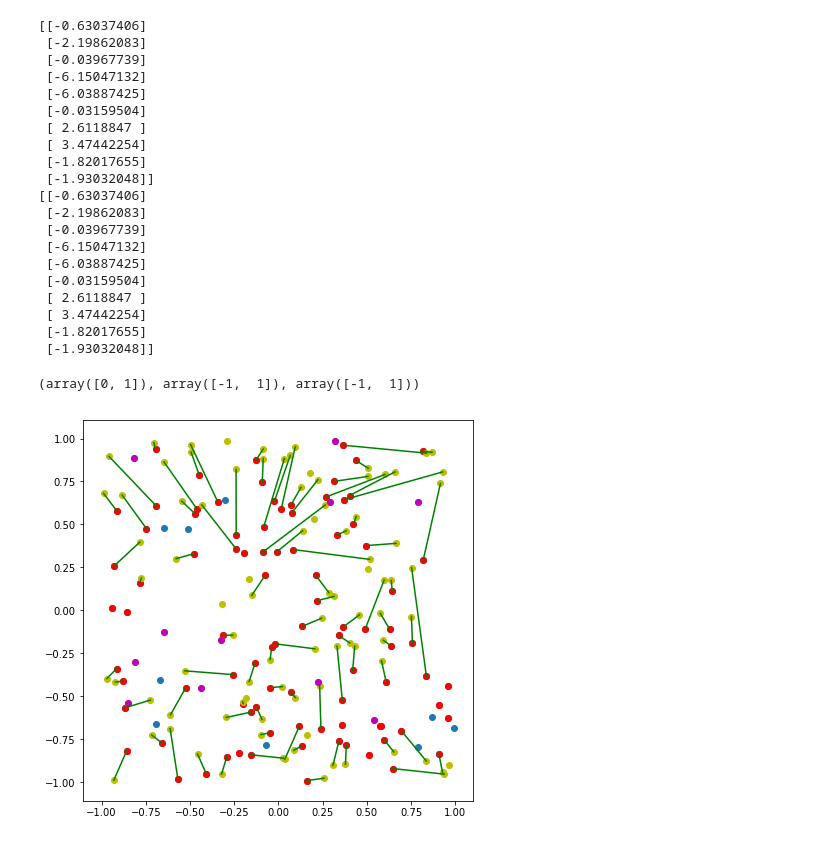
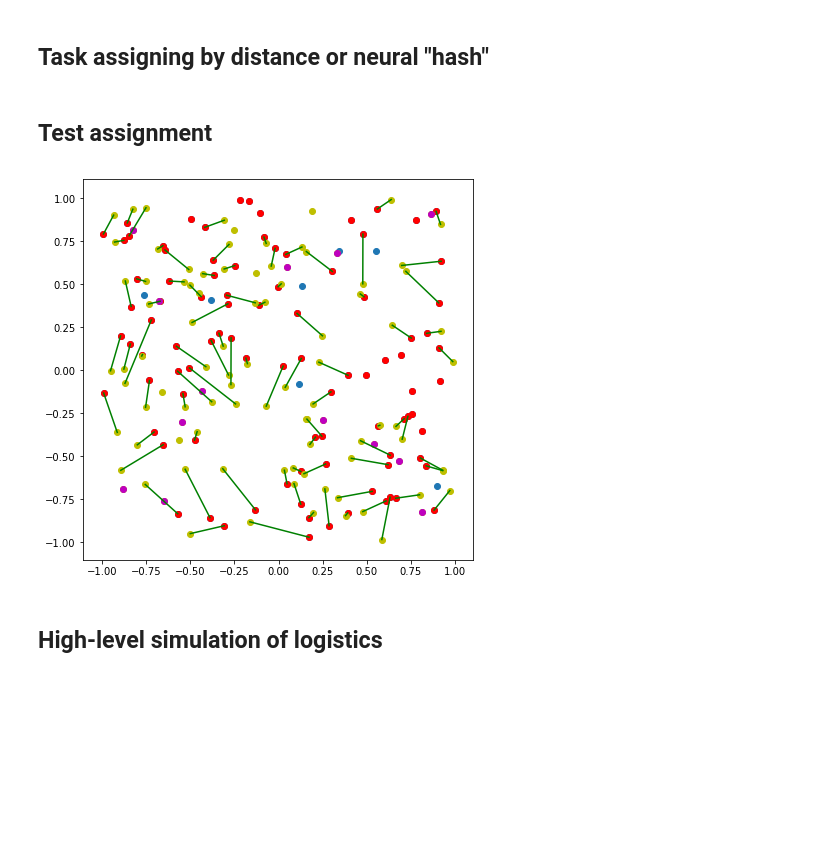
Before and after one commit to BeloborodovDS/AramcoUpstream, a Jupyter notebook: drones.ipynb, the cells around one changed output. Drawn from its saved outputs; the diff is of its cells as text; code cells hidden in the pictures; blank space fills up the shorter version.

```diff
--- a/drones.ipynb
+++ b/drones.ipynb
@@ -51,42 +54,8 @@ class Net():
     def set_params(self, w):
         for l,a,b in zip(self.layers, self.param_sizes[:-1], self.param_sizes[1:]):
             l.set_params(w[a:b])
-# %%
-x = np.random.normal(0,1,(10,3))
-net = Net([3,10,1])
-print(net.forward(x))
-net.set_params(net.get_params())
-print(net.forward(x))
-# %% [output]
-[[-0.63037406]
- [-2.19862083]
- [-0.03967739]
- [-6.15047132]
- [-6.03887425]
- [-0.03159504]
- [ 2.6118847 ]
- [ 3.47442254]
- [-1.82017655]
- [-1.93032048]]
-[[-0.63037406]
- [-2.19862083]
- [-0.03967739]
- [-6.15047132]
- [-6.03887425]
- [-0.03159504]
- [ 2.6118847 ]
- [ 3.47442254]
- [-1.82017655]
- [-1.93032048]]
-# %%
-pxy = np.array([[0.0,0],[1,0],[2,0],[3,1]])
-dxy = np.array([[1.0,1],[2,2]])
-bxy = np.array([[0.0,0]])
-dth = np.array([3.3,7.7])
-mask = np.array([1,1,1,1])
-
-net = Net([4,10,1])
-thresh = 2 #84*4
+# %% [markdown]
+## Task assigning by distance or neural "hash"
 # %%
 def assign_targets(points_xy, valid_mask, drones_xy, base_xy, drones_death_dist, net, death_thresh):
     if not np.any(valid_mask):
@@ -103,12 +72,17 @@ def assign_targets(points_xy, valid_mask, drones_xy, base_xy, drones_death_dist,
     dist_drn_bs = dist_drn_bs[:,None] + np.zeros_like(dist_drn_pnt)
     dist_pnt_bs = np.sqrt(np.sum((points_xy - base_xy)**2, axis=1))[None,:] + np.zeros_like(dist_drn_pnt)
     death = drones_death_dist[:,None] + np.zeros_like(dist_drn_pnt)
+    dist_drn_drn = np.max(np.sqrt(np.sum((drones_xy[None,:,:]-drones_xy[:,None,:])**2, axis=2)), axis=1)
+    dist_drn_drn = dist_drn_drn[:,None] + np.zeros_like(dist_drn_pnt)
     # num_drones*num_points x 4
     feats = np.hstack([dist_drn_pnt.reshape(-1,1), dist_drn_bs.reshape(-1,1),
-                       dist_pnt_bs.reshape(-1,1), death.reshape(-1,1)])
+                       dist_pnt_bs.reshape(-1,1), death.reshape(-1,1), dist_drn_drn.reshape(-1,1)])
+    #feats /= 2000.
     # num_drones*num_points x 1
-    scores = feats[:,0].reshape((num_drones, num_points))
-    #scores = net.forward(feats).reshape((num_drones, num_points))
+    if net is None:
+        scores = feats[:,0].reshape((num_drones, num_points))
+    else:
+        scores = net.forward(feats).reshape((num_drones, num_points))
 
     scores[to_base,:] = np.max(scores) + 1
     drones, points = linear_sum_assignment(scores)
@@ -123,33 +97,33 @@ def assign_targets(points_xy, valid_mask, drones_xy, base_xy, drones_death_dist,
     fullpoints[drones] = points
 
     return drones, points, fullpoints
-
-assign_targets(pxy, mask, dxy, bxy, dth, net, thresh)
-# %% [output]
-(array([0, 1]), array([-1,  1]), array([-1,  1]))
+# %% [markdown]
+## Test assignment
 # %%
 pxy = np.random.uniform(-1,1,(100,2))
 dxy = np.random.uniform(-1,1,(100,2))
 bxy = np.array([[0.0,0]])
 dth = np.random.binomial(1, 0.8, dxy.shape[0])*10000
 mask = np.random.binomial(1, 0.9, pxy.shape[0]).astype(bool)
 thresh = 0.5
 
-net = Net([4,10,1])
+net = Net([5,10,1])
 
 drones, points, fpnt = assign_targets(pxy, mask, dxy, bxy, dth, net, thresh)
 
 plt.figure(figsize=(7,7))
 plt.scatter(pxy[:,0], pxy[:,1])
 plt.scatter(pxy[mask][:,0], pxy[mask][:,1], color='r')
 plt.scatter(dxy[:,0], dxy[:,1], color='y')
 plt.scatter(dxy[drones][points==-1,0], dxy[drones][points==-1,1], color='m')
 
 for i,p in enumerate(points):
     if p!=-1:
         plt.plot([pxy[p][0], dxy[drones][i][0]],[pxy[p][1], dxy[drones][i][1]], 'g')
 # %% [output]
-[figure, old version]
+[figure, new version]
+# %% [markdown]
+## High-level simulation of logistics
 # %%
 class Drone():
     def __init__(self, xy, base_xy, speed=13.88888,
```
Also changed, not shown: parts of 13 cells of this notebook, 1 other file.
